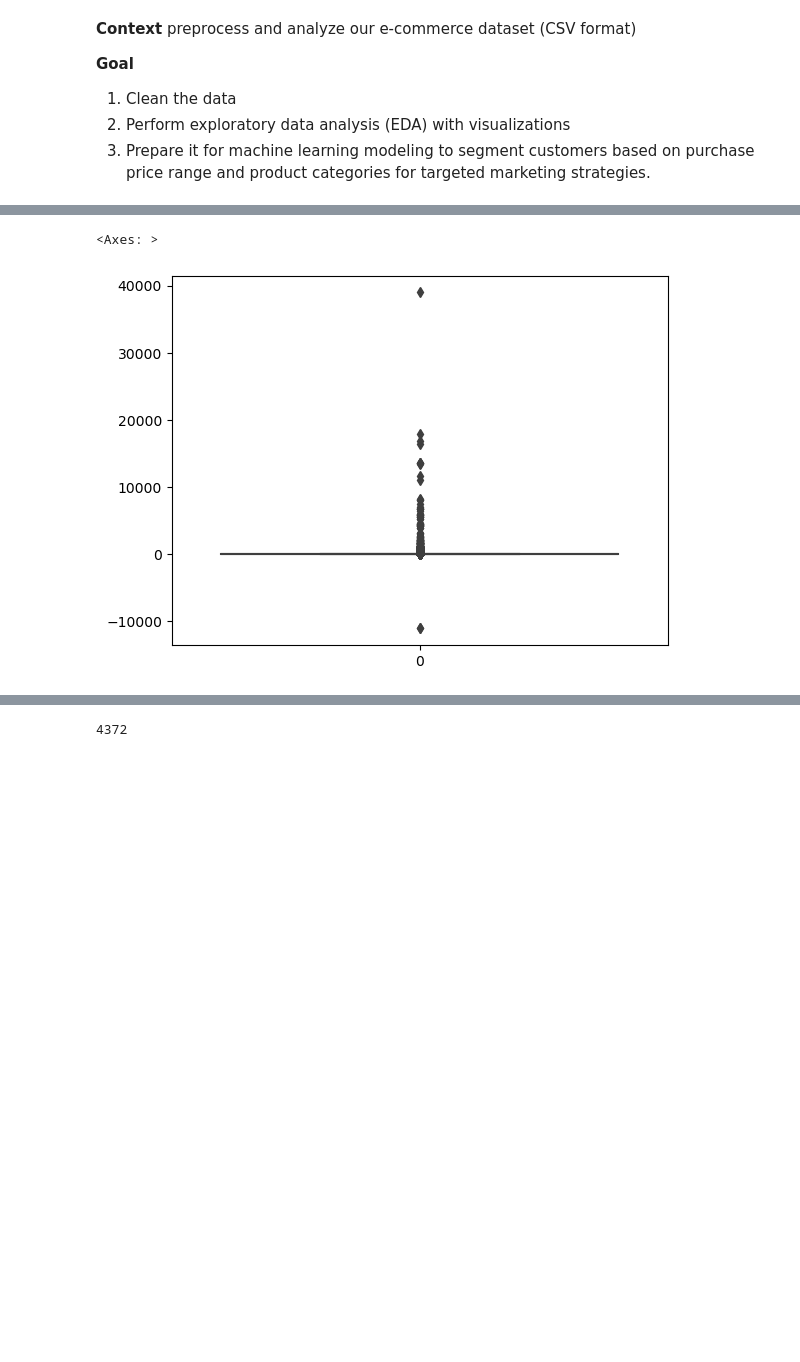
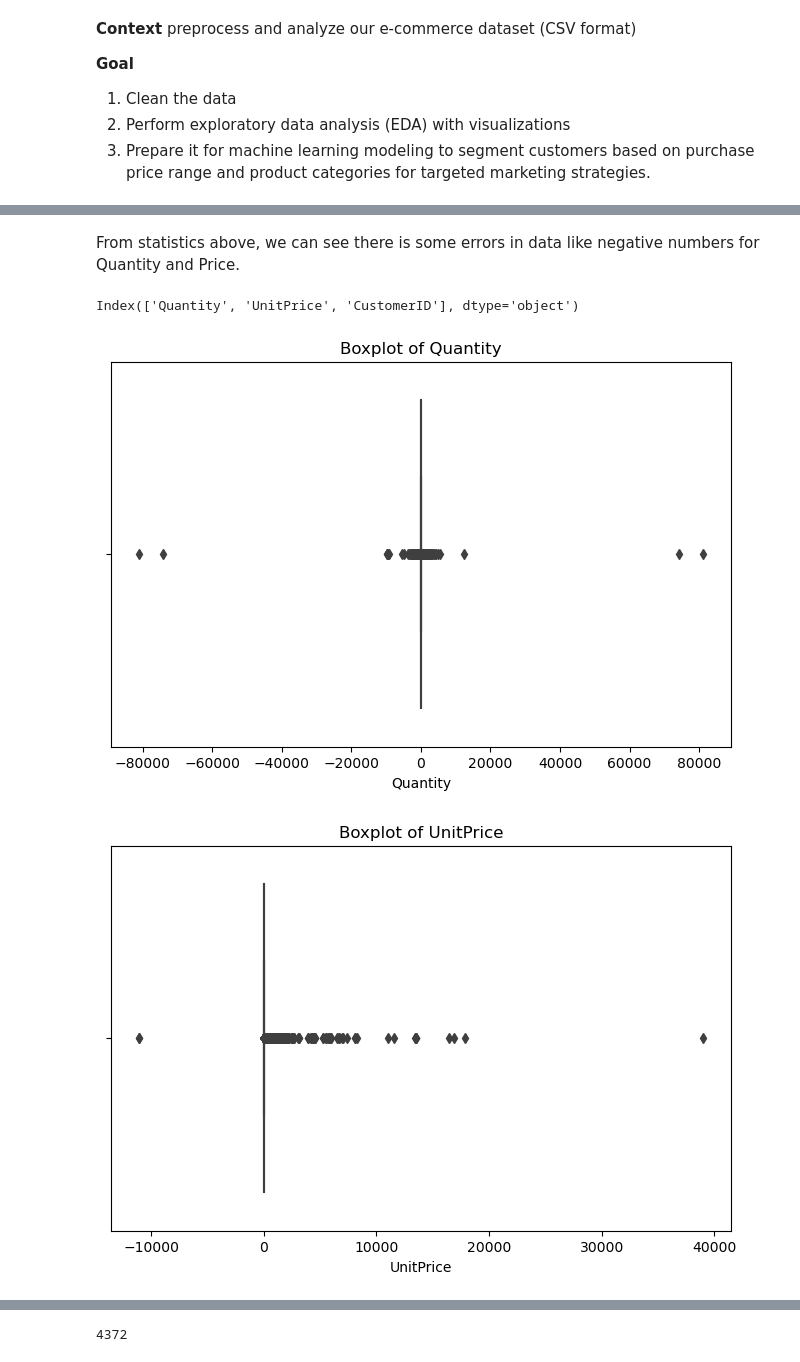
Before and after one commit to karisazi/customer-segmentation, a Jupyter notebook: Ecommerce.ipynb, the cells around one changed output, grey strips where cells are left out. Cells and saved outputs as stored; diff of their text form; code cells hidden in the pictures; blank space fills up the shorter version.

Commit message:
done till modelling customer segmentation

```diff
--- a/Ecommerce.ipynb
+++ b/Ecommerce.ipynb
@@ -49,5 +57,16 @@ array([[<Axes: title={'center': 'Quantity'}>,
+# %% [markdown]
+From statistics above, we can see there is some errors in data like negative numbers for Quantity and Price.
+# %%
+numerical_columns = df.select_dtypes(exclude='O').columns
+numerical_columns
+# %% [output]
+Index(['Quantity', 'UnitPrice', 'CustomerID'], dtype='object')
 # %%
-sns.boxplot(df['UnitPrice'])
+for col in numerical_columns:
+    plt.figure(figsize=(8, 5))  # Set figure size for clarity
+    sns.boxplot(x=df[col])
+    plt.title(f'Boxplot of {col}')  # Add title for better understanding
+    plt.show()
 # %% [output]
-<Axes: >
-[figure, old version]
+[figure, new version]
+[figure, added]
```
Also changed, not shown: parts of 69 cells of this notebook.
